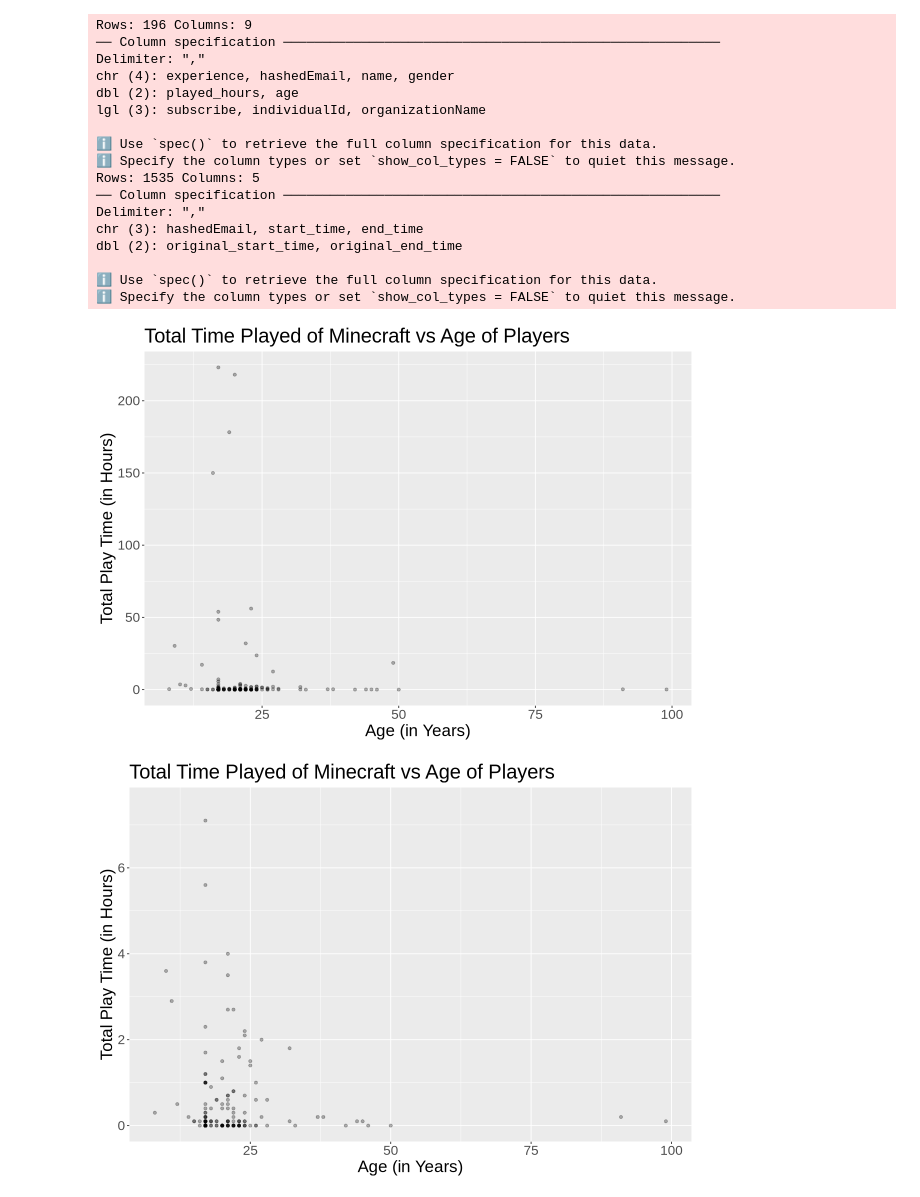
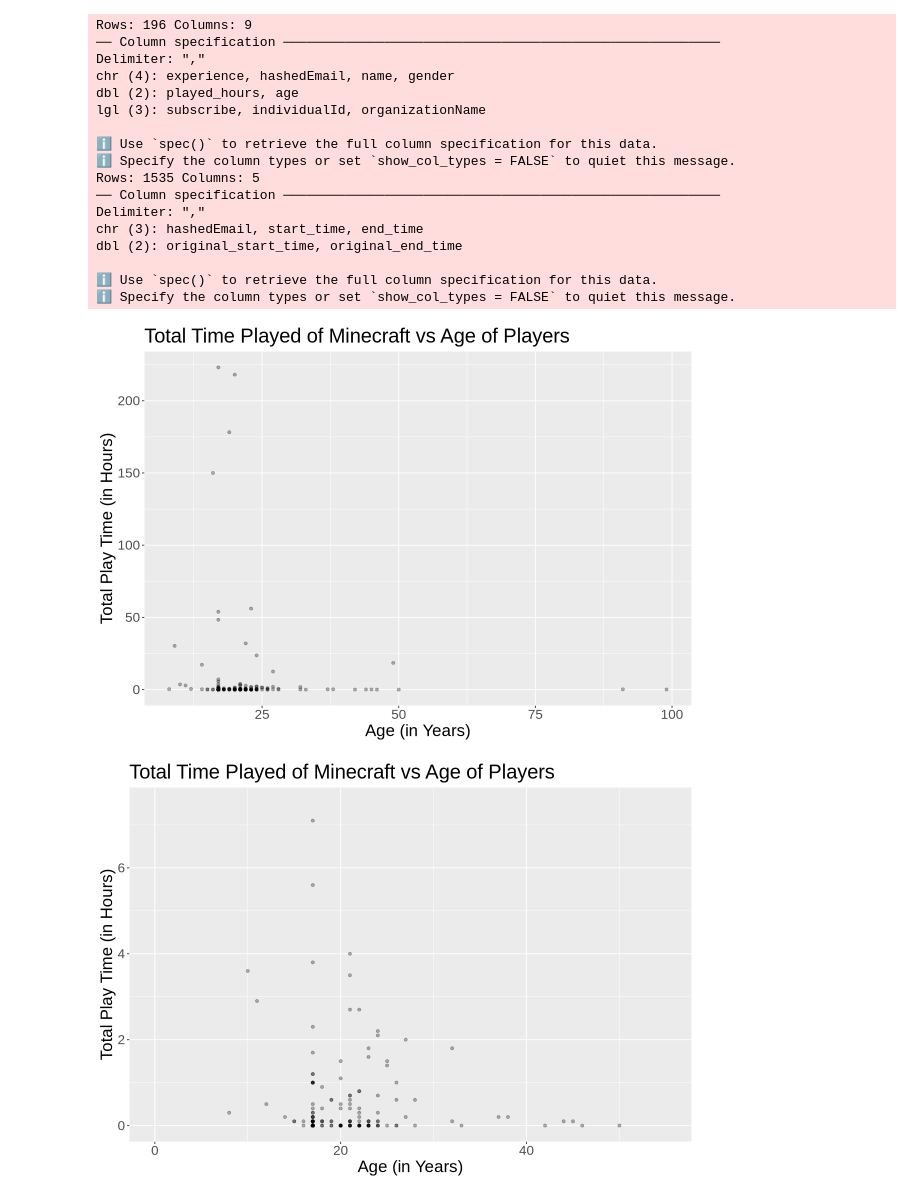
Before and after one commit to alexxu06/DSCI-Project, a Jupyter notebook: Age_and_played_hours.ipynb, the cells around one changed output. Saved outputs shown, nothing was run; the diff lists cells and outputs as text; code cells hidden in the pictures.

```diff
--- a/Age_and_played_hours.ipynb
+++ b/Age_and_played_hours.ipynb
@@ -20,33 +20,33 @@ playtime_age_plot <- ggplot(players_data_tidy, aes(x = age, y = played_hours)) +
     theme(text = element_text(size = 20))
 
 playtime_age_plot
 
 zoomedin_playtime_age_plot <- ggplot(players_data_tidy, aes(x = age, y = played_hours)) +
     geom_point(alpha = 0.3) +
-    coord_cartesian(ylim = c(0, 7.5)) +
+    coord_cartesian(ylim = c(0, 7.5), xlim = c(0, 55)) +
     labs(title = "Total Time Played of Minecraft vs Age of Players ",
     x = "Age (in Years)", y = "Total Play Time (in Hours)") +
     theme(text = element_text(size = 20))
 
 zoomedin_playtime_age_plot
 # %% [output]
 Rows: 196 Columns: 9
 ── Column specification ────────────────────────────────────────────────────────
 Delimiter: ","
 chr (4): experience, hashedEmail, name, gender
 dbl (2): played_hours, age
 lgl (3): subscribe, individualId, organizationName
 
 ℹ Use `spec()` to retrieve the full column specification for this data.
 ℹ Specify the column types or set `show_col_types = FALSE` to quiet this message.
 Rows: 1535 Columns: 5
 ── Column specification ────────────────────────────────────────────────────────
 Delimiter: ","
 chr (3): hashedEmail, start_time, end_time
 dbl (2): original_start_time, original_end_time
 
 ℹ Use `spec()` to retrieve the full column specification for this data.
 ℹ Specify the column types or set `show_col_types = FALSE` to quiet this message.
 [figure]
-[figure, old version]
+[figure, new version]
 # %%
```
Also changed, not shown: parts of 1 cell of this notebook.
